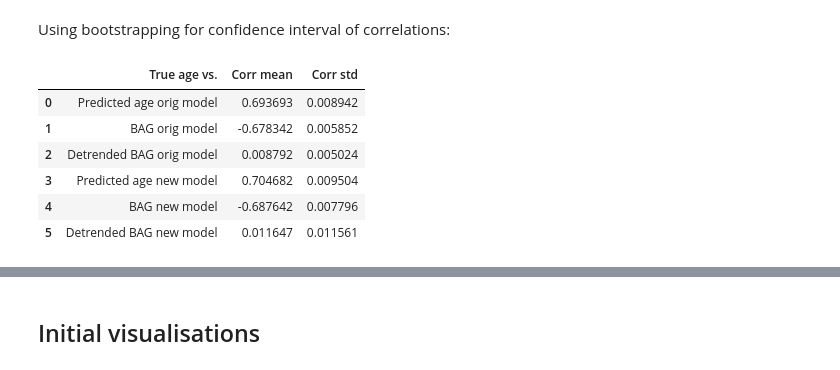
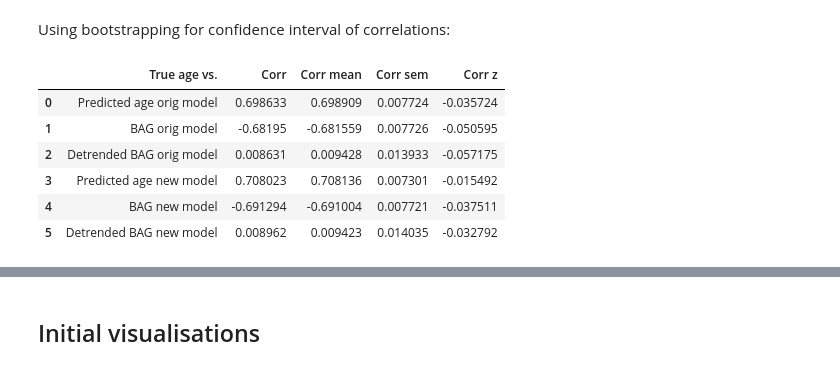
Before and after one commit to laura-riedel/brain_age_1D-CNN, a Jupyter notebook: src/schaefer_ts/brain_age_gaps.ipynb, the cells around one changed output, grey strips where cells are left out. Drawn from its saved outputs; the diff is of its cells as text; code cells hidden in the pictures.

Commit message:
chore: remove unnecessary cells; rerun bootstrap 2000 to get improved overview

```diff
--- a/src/schaefer_ts/brain_age_gaps.ipynb
+++ b/src/schaefer_ts/brain_age_gaps.ipynb
@@ -18,6 +18,7 @@ overview_path = '/ritter/share/projects/laura_riedel_thesis/predictions/predicti
 data_overview_full = pd.read_csv(overview_path)
 # limit to IDs present in heldout test set
 data_overview_heldout = data_overview_full[data_overview_full['split']=='heldout_test'].copy()
+data_overview_heldout.reset_index(inplace=True,drop=True)
 # %% [markdown]
 Linearly detrend BAGs:
 # %%
@@ -95,13 +96,13 @@ variables_corrs
 # %% [markdown]
 Using bootstrapping for confidence interval of correlations:
 # %%
-true_age_corrs_bs, variables_corrs_bs = utils.bootstrap_pipeline(data_overview_heldout,models=['orig','new'],n_iterations=10)
+true_age_corrs_bs, variables_corrs_bs = utils.bootstrap_pipeline(data_overview_heldout,models=['orig','new'],n_iterations=2000)
 true_age_corrs_bs
 # %% [output]
-|  | True age vs. | Corr mean | Corr std |
-| 0 | Predicted age orig model | 0.693693 | 0.008942 |
-| 1 | BAG orig model | -0.678342 | 0.005852 |
-| 2 | Detrended BAG orig model | 0.008792 | 0.005024 |
-| 3 | Predicted age new model | 0.704682 | 0.009504 |
-| 4 | BAG new model | -0.687642 | 0.007796 |
-| 5 | Detrended BAG new model | 0.011647 | 0.011561 |
+|  | True age vs. | Corr | Corr mean | Corr sem | Corr z |
+| 0 | Predicted age orig model | 0.698633 | 0.698909 | 0.007724 | -0.035724 |
+| 1 | BAG orig model | -0.68195 | -0.681559 | 0.007726 | -0.050595 |
+| 2 | Detrended BAG orig model | 0.008631 | 0.009428 | 0.013933 | -0.057175 |
+| 3 | Predicted age new model | 0.708023 | 0.708136 | 0.007301 | -0.015492 |
+| 4 | BAG new model | -0.691294 | -0.691004 | 0.007721 | -0.037511 |
+| 5 | Detrended BAG new model | 0.008962 | 0.009423 | 0.014035 | -0.032792 |
```
Also changed, not shown: parts of 6 cells of this notebook, 1 other file.
